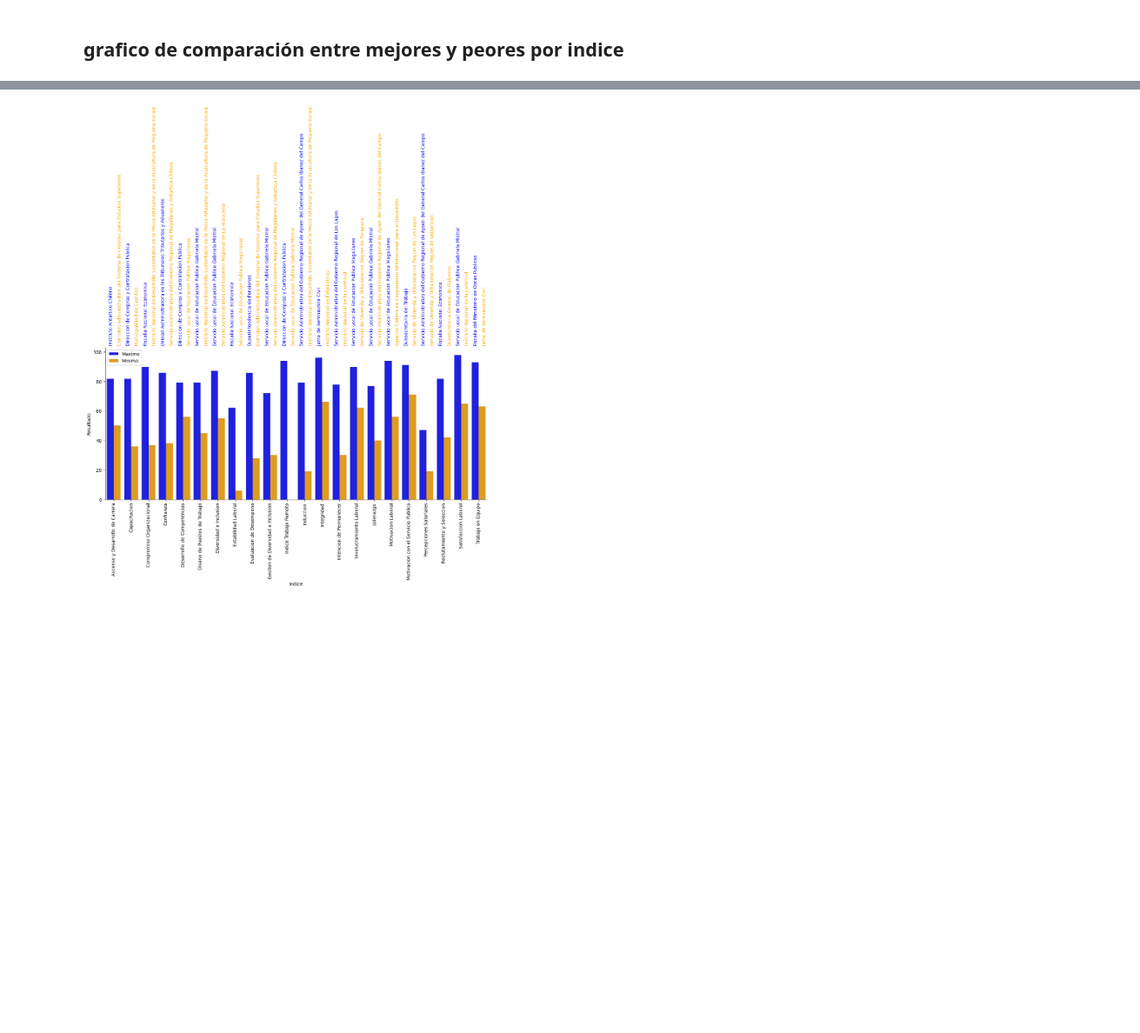
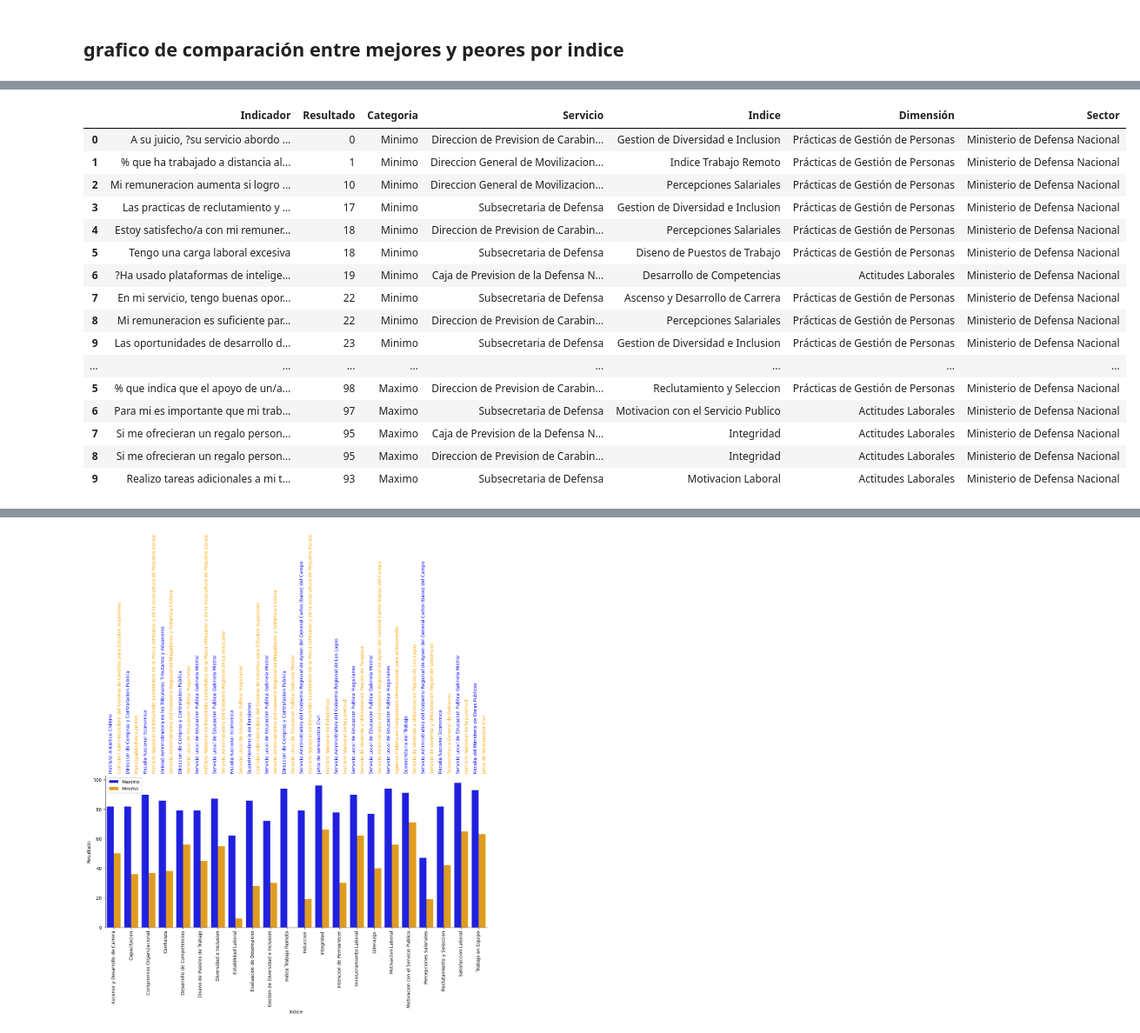
Before and after one commit to cgonzalezavalos/encuesta, a Jupyter notebook: EncuestaFuncionariosPublicos.ipynb, the cells around one changed output, grey strips where cells are left out. Shown at 87% size. Cells and saved outputs as stored; diff of their text form; code cells hidden in the pictures; blank space fills up the shorter version.

```diff
--- a/EncuestaFuncionariosPublicos.ipynb
+++ b/EncuestaFuncionariosPublicos.ipynb
@@ -253,0 +268,35 @@ data_indicadores_min_max=pd.concat([data_indicadores_min,data_indicadores_max])
+# %%
+df_min=df.query(f"Sector=='{option_1}' & `Caracteristica de Comparacion`=='Todos' & Tipo=='Indicador' & Resultado!='Respuentas Insuffientes (<10)'")
+data_indicadores_min=df_min.groupby('Indicador')['Resultado'].min().reset_index()
+data_indicadores_min.sort_values(by='Resultado',inplace=True)
+data_indicadores_min['Categoria']='Minimo'
+data_indicadores_min=pd.merge(data_indicadores_min,df_min,how='left',on=['Indicador','Resultado'])
+data_indicadores_min.drop(columns=['Caracteristica de Comparacion','Valor de la Caracteristica de Comparacion','Tipo','Codificacion'],inplace=True)
+data_indicadores_min=data_indicadores_min.head(10)
+df_max=df.query(f"Sector=='{option_1}' & `Caracteristica de Comparacion`=='Todos' & Tipo=='Indicador' & Resultado!='Respuentas Insuffientes (<10)'")
+data_indicadores_max=df_max.groupby('Indicador')['Resultado'].max().reset_index()
+data_indicadores_max.sort_values(by='Resultado',ascending=False,inplace=True)
+data_indicadores_max['Categoria']='Maximo'
+data_indicadores_max=pd.merge(data_indicadores_max,df_max,how='left',on=['Indicador','Resultado'])
+data_indicadores_max.drop(columns=['Caracteristica de Comparacion','Valor de la Caracteristica de Comparacion','Tipo','Codificacion'],inplace=True)
+data_indicadores_max=data_indicadores_max.head(10)
+data_indicadores_min_max=pd.concat([data_indicadores_min,data_indicadores_max])
+data_indicadores_min_max
+# %% [output]
+|  | Indicador | Resultado | Categoria | Servicio | Indice | Dimensión | Sector |
+| 0 | A su juicio, ?su servicio abordo ... | 0 | Minimo | Direccion de Prevision de Carabin... | Gestion de Diversidad e Inclusion | Prácticas de Gestión de Personas | Ministerio de Defensa Nacional |
+| 1 | % que ha trabajado a distancia al... | 1 | Minimo | Direccion General de Movilizacion... | Indice Trabajo Remoto | Prácticas de Gestión de Personas | Ministerio de Defensa Nacional |
+| 2 | Mi remuneracion aumenta si logro ... | 10 | Minimo | Direccion General de Movilizacion... | Percepciones Salariales | Prácticas de Gestión de Personas | Ministerio de Defensa Nacional |
+| 3 | Las practicas de reclutamiento y ... | 17 | Minimo | Subsecretaria de Defensa | Gestion de Diversidad e Inclusion | Prácticas de Gestión de Personas | Ministerio de Defensa Nacional |
+| 4 | Estoy satisfecho/a con mi remuner... | 18 | Minimo | Direccion de Prevision de Carabin... | Percepciones Salariales | Prácticas de Gestión de Personas | Ministerio de Defensa Nacional |
+| 5 | Tengo una carga laboral excesiva | 18 | Minimo | Subsecretaria de Defensa | Diseno de Puestos de Trabajo | Prácticas de Gestión de Personas | Ministerio de Defensa Nacional |
+| 6 | ?Ha usado plataformas de intelige... | 19 | Minimo | Caja de Prevision de la Defensa N... | Desarrollo de Competencias | Actitudes Laborales | Ministerio de Defensa Nacional |
+| 7 | En mi servicio, tengo buenas opor... | 22 | Minimo | Subsecretaria de Defensa | Ascenso y Desarrollo de Carrera | Prácticas de Gestión de Personas | Ministerio de Defensa Nacional |
+| 8 | Mi remuneracion es suficiente par... | 22 | Minimo | Direccion de Prevision de Carabin... | Percepciones Salariales | Prácticas de Gestión de Personas | Ministerio de Defensa Nacional |
+| 9 | Las oportunidades de desarrollo d... | 23 | Minimo | Subsecretaria de Defensa | Gestion de Diversidad e Inclusion | Prácticas de Gestión de Personas | Ministerio de Defensa Nacional |
+| ... | ... | ... | ... | ... | ... | ... | ... |
+| 5 | % que indica que el apoyo de un/a... | 98 | Maximo | Direccion de Prevision de Carabin... | Reclutamiento y Seleccion | Prácticas de Gestión de Personas | Ministerio de Defensa Nacional |
+| 6 | Para mi es importante que mi trab... | 97 | Maximo | Subsecretaria de Defensa | Motivacion con el Servicio Publico | Actitudes Laborales | Ministerio de Defensa Nacional |
+| 7 | Si me ofrecieran un regalo person... | 95 | Maximo | Caja de Prevision de la Defensa N... | Integridad | Actitudes Laborales | Ministerio de Defensa Nacional |
+| 8 | Si me ofrecieran un regalo person... | 95 | Maximo | Direccion de Prevision de Carabin... | Integridad | Actitudes Laborales | Ministerio de Defensa Nacional |
+| 9 | Realizo tareas adicionales a mi t... | 93 | Maximo | Subsecretaria de Defensa | Motivacion Laboral | Actitudes Laborales | Ministerio de Defensa Nacional |
```
Also changed, not shown: parts of 7 cells of this notebook, 1 other file.
